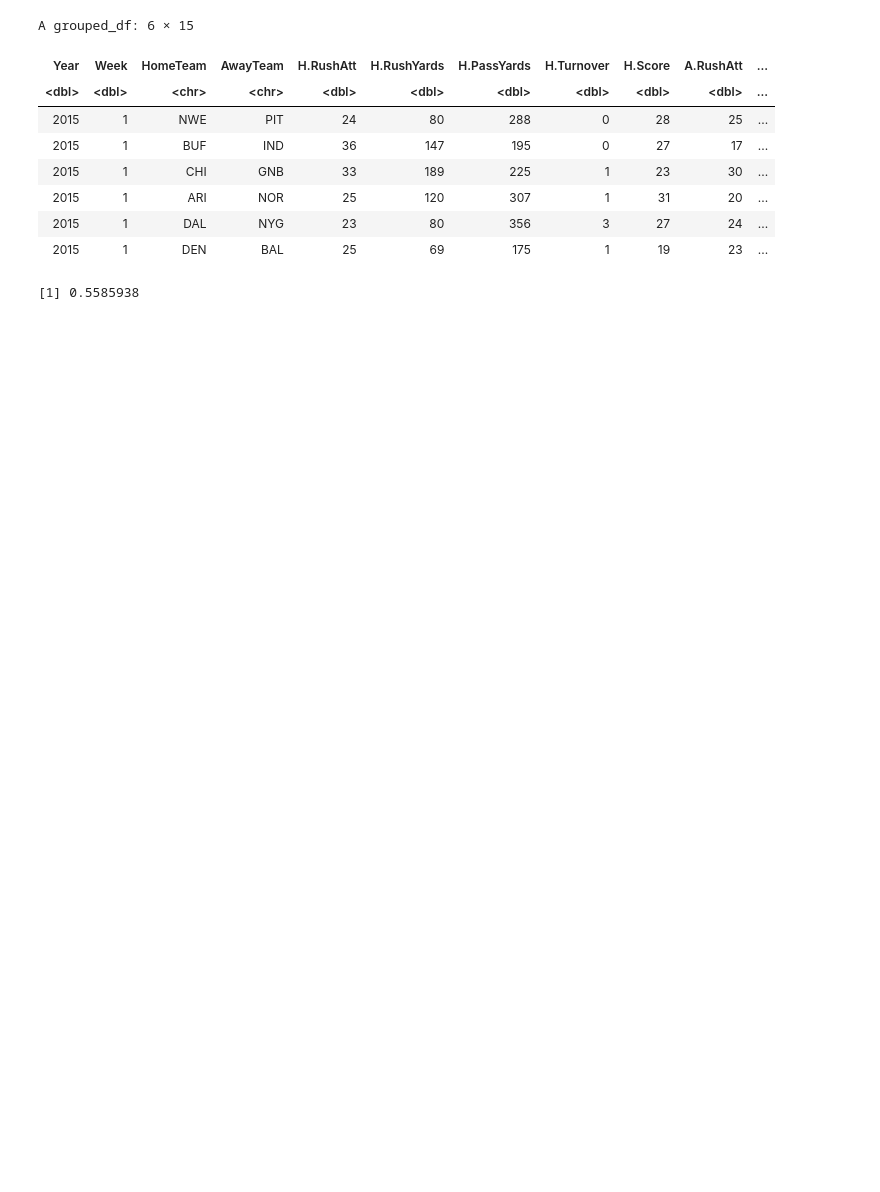
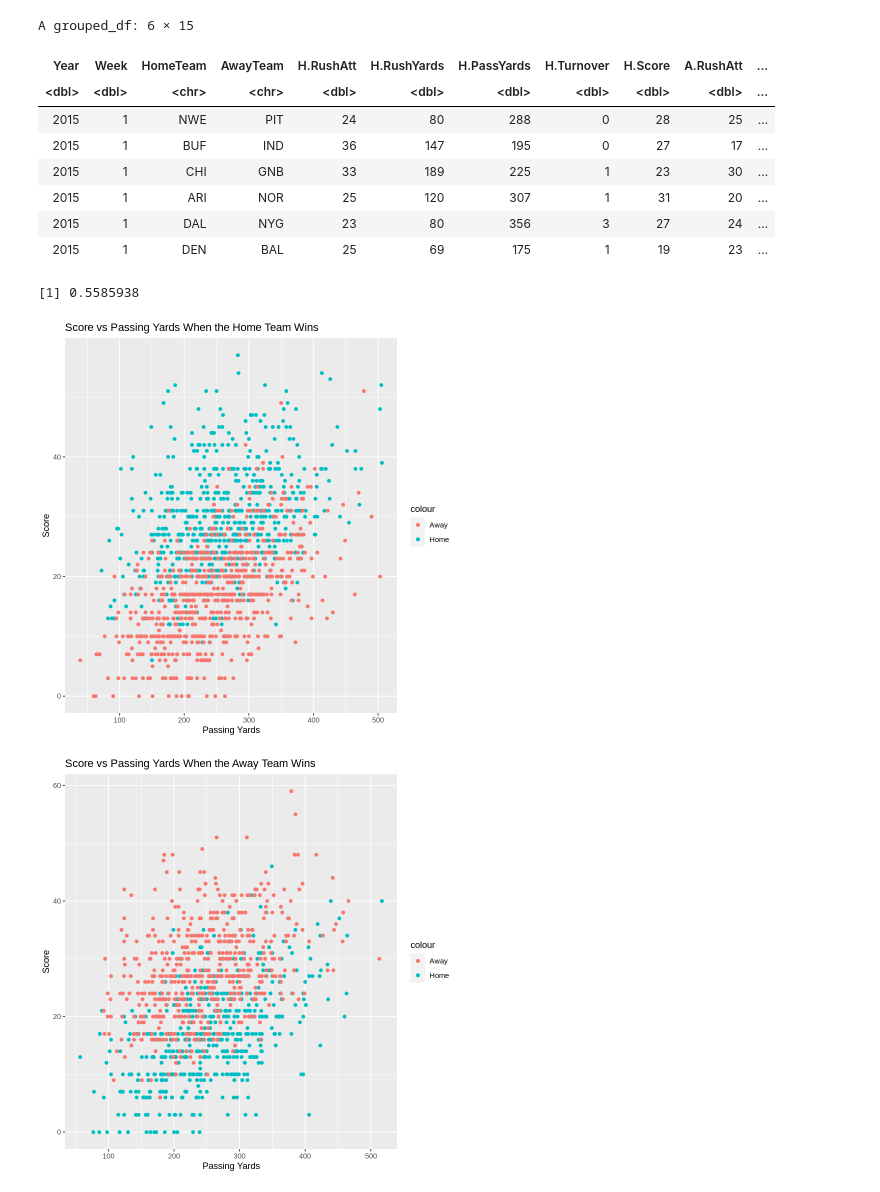
Before and after one commit to DavidYJC/STAT201_GroupProject, a Jupyter notebook: Project Proposal.ipynb, the cells around one changed output. Drawn from its saved outputs; the diff is of its cells as text; code cells hidden in the pictures; blank space fills up the shorter version.

Commit message:
Added Graphs and more adjustments to the written portions

```diff
--- a/Project Proposal.ipynb
+++ b/Project Proposal.ipynb
@@ -74,6 +61,26 @@ winP <- sum(nfl_data$gameResult == "W") / nrow(nfl_data)
 winP
 # %% [output]
 [1] 0.5585938
+# %%
+#dataframe containing home team win
+nfl_dataHomeW <- nfl_data[nfl_data$gameResult=="W",]
+
+#dataframe containing home team loss
+nfl_dataAwayW <- nfl_data[nfl_data$gameResult=="L",]
+
+nfl_dataHomeW %>% ggplot() +
+    geom_point(aes(x=H.PassYards, y=H.Score, color='Home')) +
+    geom_point(aes(x=A.PassYards, y=A.Score, color='Away')) +
+    labs(x='Passing Yards', y='Score') +
+    ggtitle('Score vs Passing Yards When the Home Team Wins')
+nfl_dataAwayW %>% ggplot() +
+    geom_point(aes(x=H.PassYards, y=H.Score, color='Home')) +
+    geom_point(aes(x=A.PassYards, y=A.Score, color='Away')) +
+    labs(x='Passing Yards', y='Score') +
+    ggtitle('Score vs Passing Yards When the Away Team Wins')
+# %% [output]
+[figure, added]
+[figure, added]
 # %% [markdown]
 ## Analysis Methods
 To the answer the question stated, the hypothesis testing method will be used with the following hypotheses:
```
Also changed, not shown: parts of 2 cells of this notebook.
